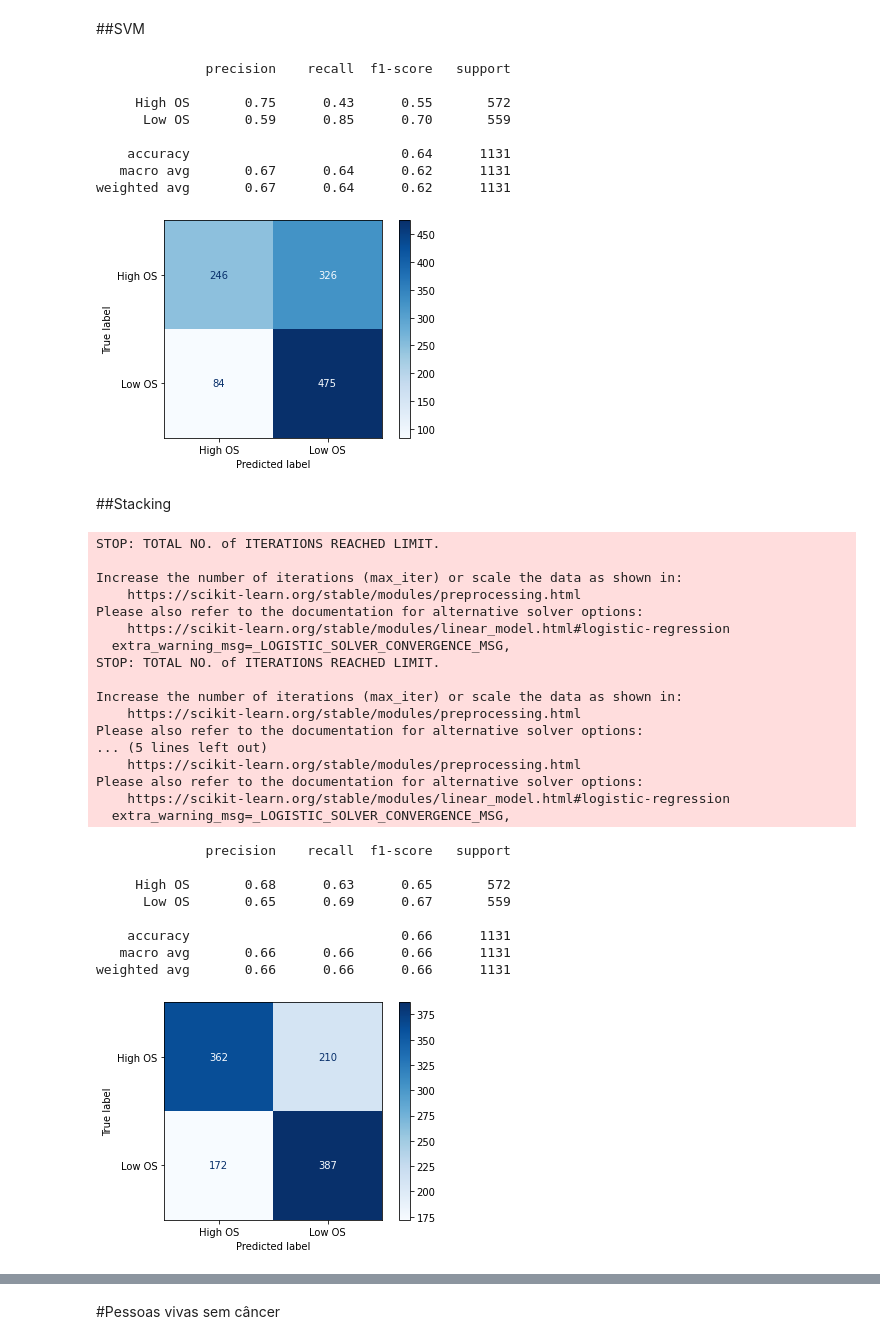
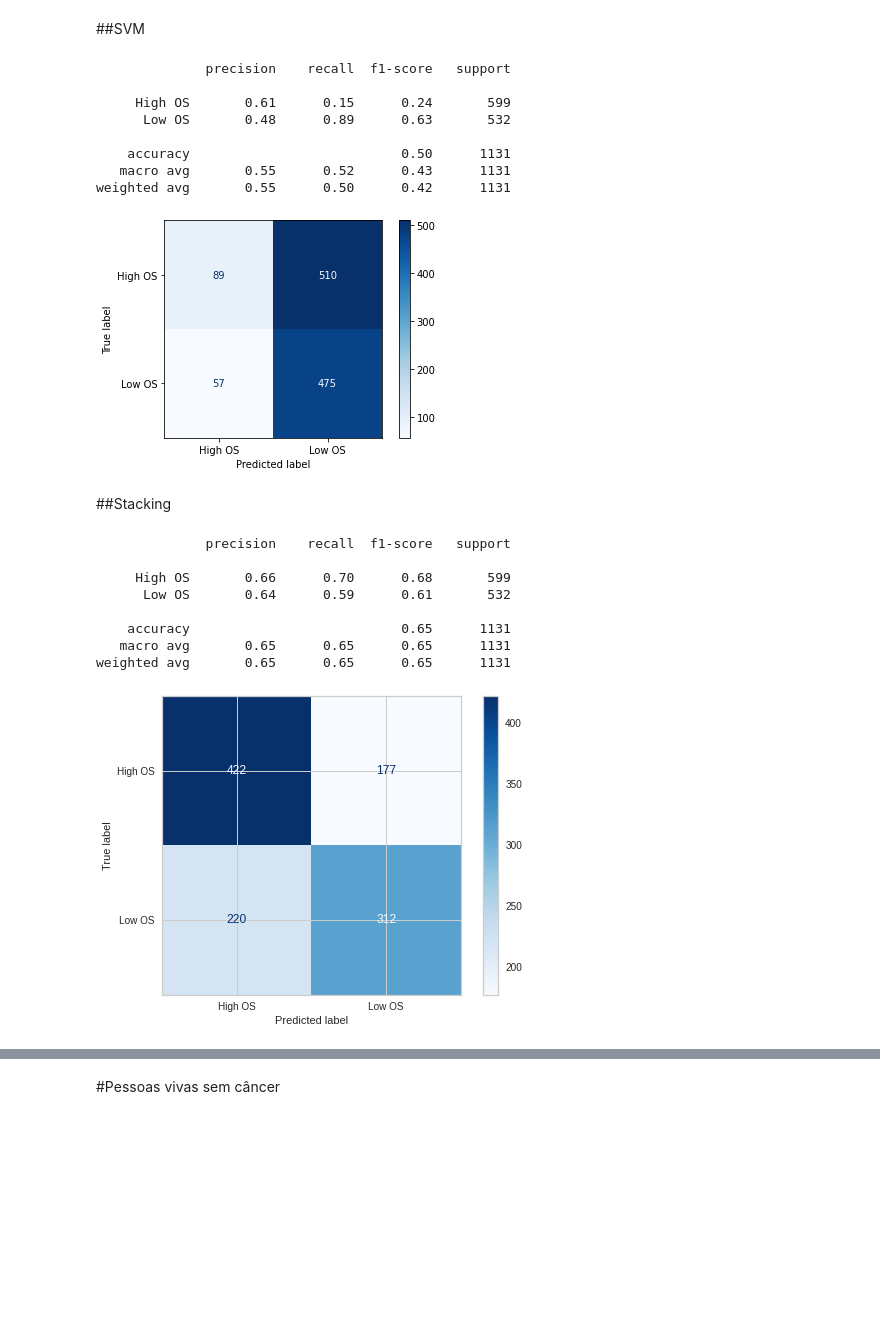
Before and after one commit to 2022M3T4-Inteli/USPIA, a Jupyter notebook: notebooks/avaliacao_modelos.ipynb, the cells around one changed output, grey strips where cells are left out. Saved outputs shown, nothing was run; the diff lists cells and outputs as text; code cells hidden in the pictures; blank space fills up the shorter version.

```diff
--- a/notebooks/avaliacao_modelos.ipynb
+++ b/notebooks/avaliacao_modelos.ipynb
@@ -52,0 +415,26 @@ Os modelos foram escolhidos a partir da sua acurácia e do número de falsos Low
+# %%
+from lightgbm import LGBMClassifier
+
+# Dividindo x e y
+x = data_base.drop(columns=['record_id', 'output_os', 'follow_up_days',  'follow_up_days_recidive'])
+y = data_base['output_os']
+
+# Dividindo dados para treino e dados para teste
+x_train, x_test, y_train, y_test = train_test_split(x, y, test_size = 0.3, random_state = 42)
+
+modelLGBM = LGBMClassifier(bagging_fraction=0.9, bagging_freq=3, boosting_type='gbdt',
+               class_weight=None, colsample_bytree=1.0, feature_fraction=0.8,
+               importance_type='split', learning_rate=0.15, max_depth=-1,
+               min_child_samples=76, min_child_weight=0.001, min_split_gain=0,
+               n_estimators=10, n_jobs=-1, num_leaves=10, objective=None,
+               random_state=None, reg_alpha=1, reg_lambda=0.15, silent='warn',
+               subsample=1.0, subsample_for_bin=200000, subsample_freq=0)
+
+modelLGBM.fit(x_train, y_train)
+
+y_pred = modelLGBM.predict(x_test)
+
+matriz = plot_confusion_matrix(modelLGBM, x_test, y_test, cmap = 'Greens', values_format='.0f')
+plt.grid(False)
+
+print(classification_report(y_test, y_pred))
@@ -243,7 +574,7 @@ weighted avg       0.65      0.65      0.65      1131
 # %%
 from sklearn import svm
 # Dividindo x e y
-x = data_base.drop(columns=['record_id', 'output_os', 'follow_up_days_recidive', 'progesteron_perct', 'er_percentage'])
+x = data_base.drop(columns=['record_id', 'output_os', 'follow_up_days',  'follow_up_days_recidive'])
 y = data_base['output_os']
 
 # Dividindo dados para treino e dados para teste
@@ -261,57 +592,40 @@ print(classification_report(y_test, y_pred))
 # %% [output]
               precision    recall  f1-score   support
 
-     High OS       0.75      0.43      0.55       572
-      Low OS       0.59      0.85      0.70       559
+     High OS       0.61      0.15      0.24       599
+      Low OS       0.48      0.89      0.63       532
 
-    accuracy                           0.64      1131
-   macro avg       0.67      0.64      0.62      1131
-weighted avg       0.67      0.64      0.62      1131
+    accuracy                           0.50      1131
+   macro avg       0.55      0.52      0.43      1131
+weighted avg       0.55      0.50      0.42      1131
-[figure, old version]
+[figure, new version]
 # %% [markdown]
 ##Stacking
 # %%
 from sklearn.ensemble import VotingClassifier, StackingClassifier
 
 # Dividindo x e y
-x = data_base.drop(columns=['record_id', 'output_os', 'follow_up_days_recidive', 'progesteron_perct', 'er_percentage'])
+x = data_base.drop(columns=['record_id', 'output_os', 'follow_up_days',  'follow_up_days_recidive'])
 y = data_base['output_os']
 
 # Dividindo dados para treino e dados para teste
 x_train, x_test, y_train, y_test = train_test_split(x, y, test_size = 0.3, random_state = 42)
 
-model_stacking = StackingClassifier(estimators=[('knn',model_knn), ('logistic',model_logistic)])
+model_stacking = StackingClassifier(estimators=[('lgbm', modelLGBM), ('logistic', model_logistic), ('forest', model_random_forest)])
 model_stacking.fit(x_train, y_train)
 
 y_pred = model_stacking.predict(x_test)
 
 matriz = plot_confusion_matrix(model_stacking, x_test, y_test, cmap = 'Blues', values_format='.0f')
 
 print(classification_report(y_test, y_pred))
 # %% [output]
-STOP: TOTAL NO. of ITERATIONS REACHED LIMIT.
+              precision    recall  f1-score   support
 
-Increase the number of iterations (max_iter) or scale the data as shown in:
-    https://scikit-learn.org/stable/modules/preprocessing.html
-Please also refer to the documentation for alternative solver options:
-    https://scikit-learn.org/stable/modules/linear_model.html#logistic-regression
-  extra_warning_msg=_LOGISTIC_SOLVER_CONVERGENCE_MSG,
-STOP: TOTAL NO. of ITERATIONS REACHED LIMIT.
+     High OS       0.66      0.70      0.68       599
+      Low OS       0.64      0.59      0.61       532
 
-Increase the number of iterations (max_iter) or scale the data as shown in:
-    https://scikit-learn.org/stable/modules/preprocessing.html
-Please also refer to the documentation for alternative solver options:
-... (5 lines left out)
-    https://scikit-learn.org/stable/modules/preprocessing.html
-Please also refer to the documentation for alternative solver options:
-    https://scikit-learn.org/stable/modules/linear_model.html#logistic-regression
-  extra_warning_msg=_LOGISTIC_SOLVER_CONVERGENCE_MSG,
+    accuracy                           0.65      1131
+   macro avg       0.65      0.65      0.65      1131
+weighted avg       0.65      0.65      0.65      1131
-              precision    recall  f1-score   support
-
-     High OS       0.68      0.63      0.65       572
-      Low OS       0.65      0.69      0.67       559
-
-    accuracy                           0.66      1131
-   macro avg       0.66      0.66      0.66      1131
-weighted avg       0.66      0.66      0.66      1131
-[figure, old version]
+[figure, new version]
```
Also changed, not shown: parts of 60 cells of this notebook.
